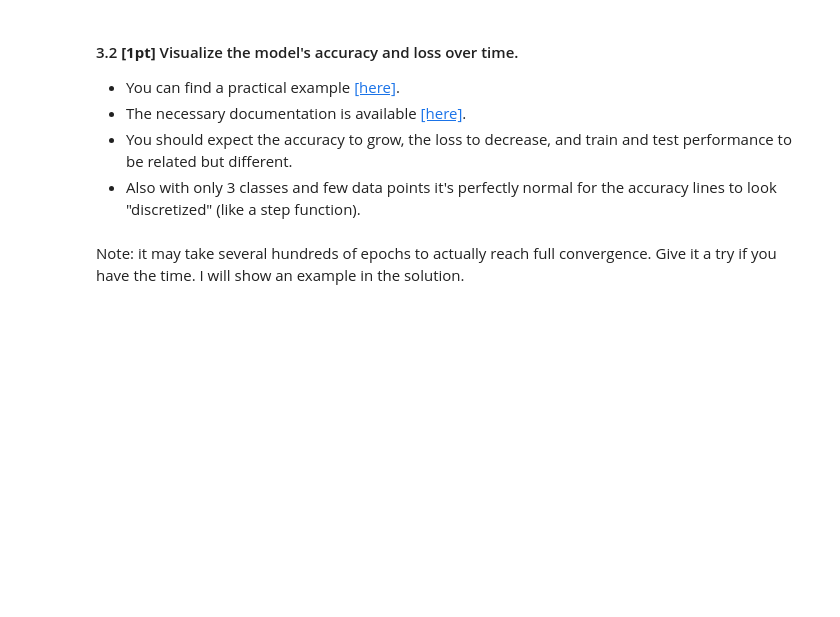
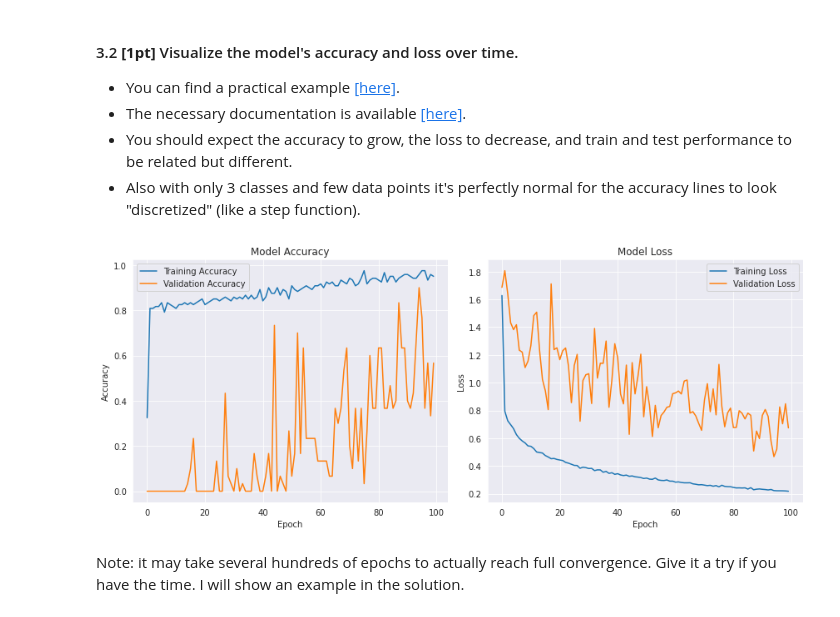
Before and after one commit to ahonongobi/ML-assignements, a Jupyter notebook: assignment_09.ipynb, the cells around one changed output. Cells and saved outputs as stored; diff of their text form; code cells hidden in the pictures; blank space fills up the shorter version.

Commit message:
assignement updated keras, neural network

```diff
--- a/assignment_09.ipynb
+++ b/assignment_09.ipynb
@@ -260,3 +313,23 @@ Some resources:
 - Finally to print the model accuracy you will need to call `evaluate`, which will pick the `accuracy` measure from when you compiled the model.
 - Use fewer epochs to test the code faster, 10-100 should work fine.
 - You may not get lucky at every trial and thus need multiple runs. Yes this is actually accepted as common practice, as backpropagation provides no exploration capabilities and easily converges into the nearest local optimum.
+# %%
+from sklearn import datasets
+from tensorflow.keras.models import Sequential
+from tensorflow.keras.layers import Dense
+
+# Load the Iris dataset
+iris = datasets.load_iris()
+X = iris.data
+y = iris.target
+# create the model
+model = Sequential([
+    Dense(3, activation='sigmoid', input_dim=4)  # Output layer with 3 neurons for 3 classes
+])
+# compile the model
+model.compile(optimizer='sgd', loss='sparse_categorical_crossentropy', metrics=['accuracy'])
+# train the model
+history = model.fit(X, y, epochs=100, batch_size=5, validation_split=0.2)
+# evaluate the model
+loss, accuracy = model.evaluate(X, y)
+print('Model accuracy:', accuracy)
@@ -267,6 +366,35 @@ Some resources:
 - The necessary documentation is available [[here]](https://www.tensorflow.org/api_docs/python/tf/keras/callbacks/History).
 - You should expect the accuracy to grow, the loss to decrease, and train and test performance to be related but different.
 - Also with only 3 classes and few data points it's perfectly normal for the accuracy lines to look "discretized" (like a step function).
+# %%
+import matplotlib.pyplot as plt
+
+# Train the model with validation_split and store the history
+#history = model.fit(X, y, epochs=100, batch_size=5, validation_split=0.2)
+
+# Plot training & validation accuracy values
+plt.figure(figsize=(12, 5))
+plt.subplot(1, 2, 1)  # Create subplots: 1 row, 2 columns, subplot 1
+plt.plot(history.history['accuracy'], label='Training Accuracy')
+plt.plot(history.history['val_accuracy'], label='Validation Accuracy')
+plt.title('Model Accuracy')
+plt.xlabel('Epoch')
+plt.ylabel('Accuracy')
+plt.legend()
+
+# Plot training & validation loss values
+plt.subplot(1, 2, 2)  # Subplot 2
+plt.plot(history.history['loss'], label='Training Loss')
+plt.plot(history.history['val_loss'], label='Validation Loss')
+plt.title('Model Loss')
+plt.xlabel('Epoch')
+plt.ylabel('Loss')
+plt.legend()
+
+plt.tight_layout()  # Adjust subplot layout to make room for titles and labels
+plt.show()
+# %% [output]
+[figure, added]
 # %% [markdown]
 Note: it may take several hundreds of epochs to actually reach full convergence. Give it a try if you have the time. I will show an example in the solution.
 # %% [markdown]
```
Also changed, not shown: parts of 15 cells of this notebook, 2 other files.
